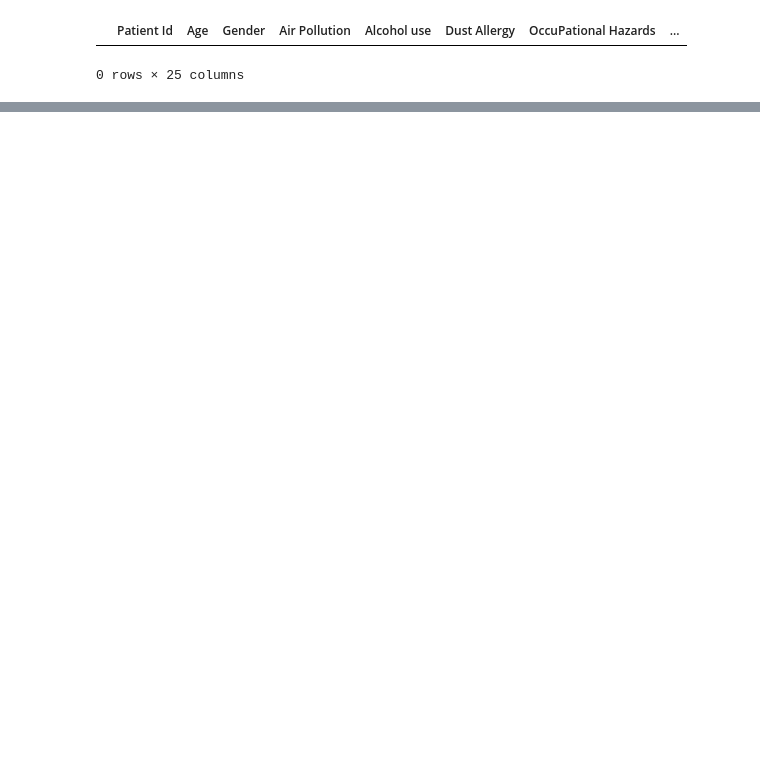
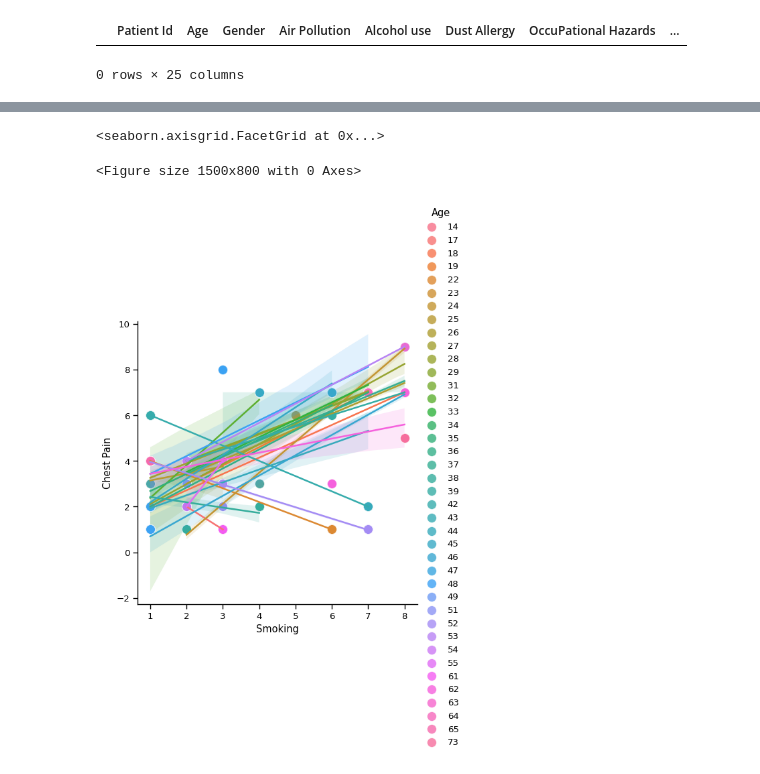
Before and after one commit to aveekbu/EDA-ML, a Jupyter notebook: cancer_patient_prediction_ml.ipynb, the cells around one changed output, grey strips where cells are left out. Drawn from its saved outputs; the diff is of its cells as text; code cells hidden in the pictures; blank space fills up the shorter version.

```diff
--- a/cancer_patient_prediction_ml.ipynb
+++ b/cancer_patient_prediction_ml.ipynb
@@ -345,0 +311,12 @@ sns.heatmap(c_m, annot=True, cmap='Blues')
+# %%
+# Generating a scatter plot with a regression line using the seaborn library. It
+# visualizes the relationship between 'Smoking' and 'Chest Pain', with different
+# colors representing 'Age'.
+
+plt.figure(figsize=(15,8))
+sns.set_context('paper', font_scale=1.1)
+sns.lmplot(x='Smoking', y='Chest Pain', hue='Age', data=cancer, scatter_kws={'s':100, 'linewidths': 0.5, 'edgecolor':'w'})
+# %% [output]
+<seaborn.axisgrid.FacetGrid at 0x...>
+<Figure size 1500x800 with 0 Axes>
+[figure, added]
```
Also changed, not shown: parts of 86 cells of this notebook, 2 other files.
